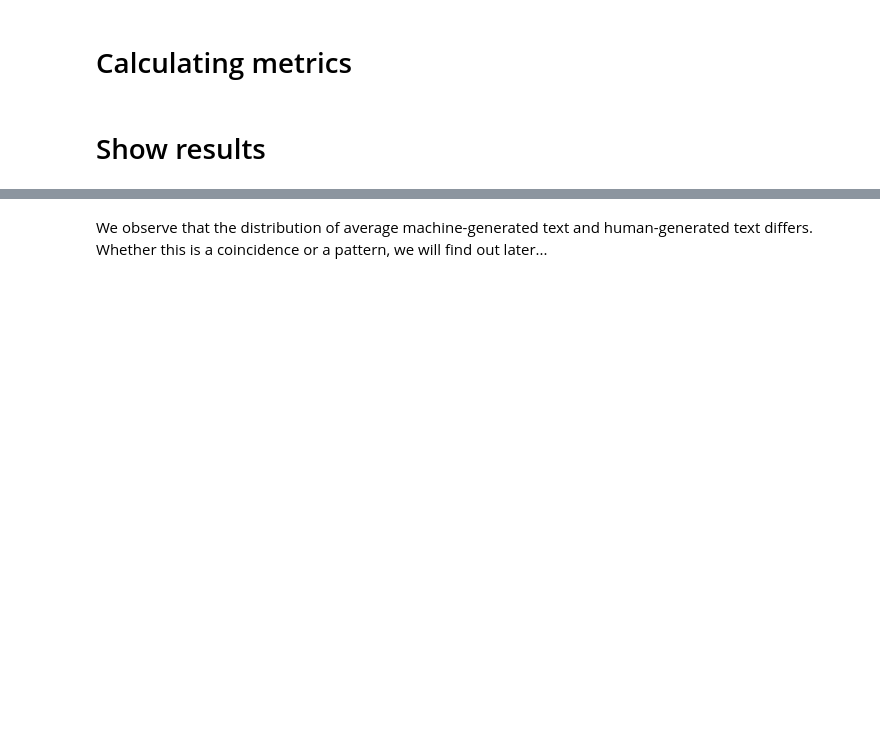
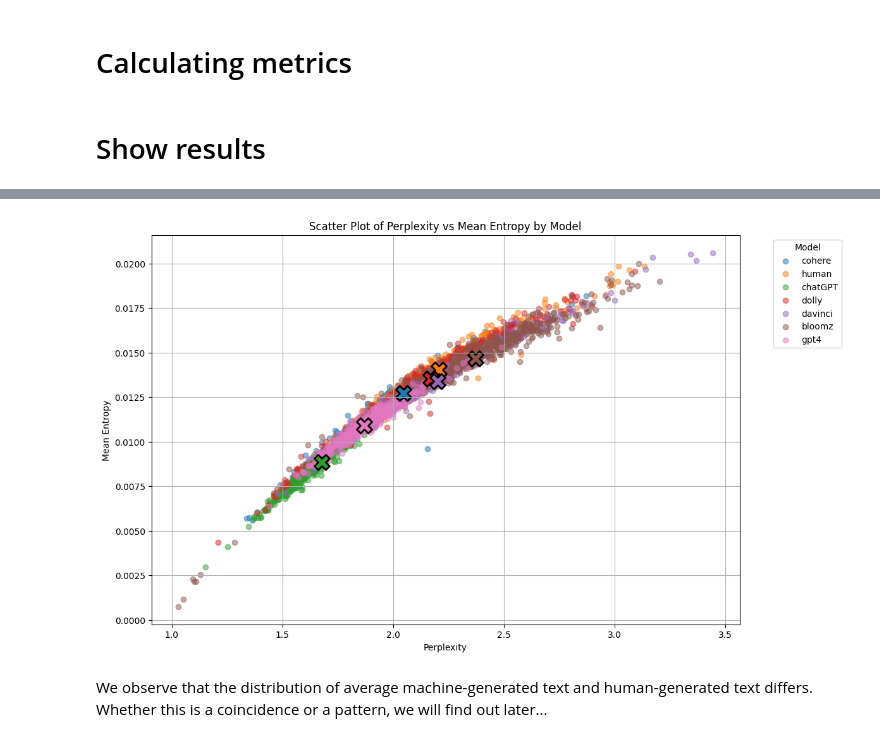
Before and after one commit to intsystems/2025-Project-176, a Jupyter notebook: code/entropy_and_perplexity_simple.ipynb, the cells around one changed output, grey strips where cells are left out. Cells and saved outputs as stored; diff of their text form; code cells hidden in the pictures; blank space fills up the shorter version.

```diff
--- a/code/entropy_and_perplexity_simple.ipynb
+++ b/code/entropy_and_perplexity_simple.ipynb
@@ -50,10 +51,16 @@ data = data.iloc[:, :4]
 
 print(data.head())
 
-label_1 = data[data['label'] == 1].head(200)
-label_0 = data[data['label'] == 0].head(200)
+label_cohere = data[data['model'] == 'cohere'].head(400)
+label_human = data[data['model'] == 'human'].head(400)
+label_chatgpt = data[data['model'] == 'chatGPT'].head(400)
+label_dolly = data[data['model'] == 'dolly'].head(400)
+label_davinci = data[data['model'] == 'davinci'].head(400)
+label_bloomz = data[data['model'] == 'bloomz'].head(400)
+label_gpt4 = data[data['model'] == 'gpt4'].head(400)
 
-smpl_data = pd.concat([label_1, label_0])
+
+smpl_data = pd.concat([label_cohere, label_human, label_chatgpt, label_dolly, label_davinci, label_bloomz, label_gpt4])
 cleanup()
 # %% [output]
                                                 text  label source   model
@@ -183,2 +132,43 @@ cleanup()
+# %%
+models = smpl_data["model"].unique()
+palette = sns.color_palette("tab10", len(models))
+
+plt.figure(figsize=(12, 8))
+
+for model, color in zip(models, palette):
+    model_data = smpl_data[smpl_data["model"] == model]
+
+    plt.scatter(
+        model_data["perplexity"],
+        model_data["mean_entropy"],
+        color=color,
+        label=model,
+        alpha=0.5
+    )
+
+for model, color in zip(models, palette):
+    model_data = smpl_data[smpl_data["model"] == model]
+
+    mean_perplexity = model_data["perplexity"].mean()
+    mean_entropy = model_data["mean_entropy"].mean()
+
+    plt.scatter(
+        mean_perplexity,
+        mean_entropy,
+        color=color,
+        marker='X',
+        s=300,
+        edgecolor='black',
+        linewidths=2
+    )
+
+plt.xlabel("Perplexity")
+plt.ylabel("Mean Entropy")
+plt.title("Scatter Plot of Perplexity vs Mean Entropy by Model")
+plt.legend(title="Model", bbox_to_anchor=(1.05, 1), loc="upper left")
+plt.grid(True)
+plt.show()
+# %% [output]
+[figure, added]
 # %% [markdown]
 We observe that the distribution of average machine-generated text and human-generated text differs. Whether this is a coincidence or a pattern, we will find out later...
```
Also changed, not shown: parts of 3 cells of this notebook, 3 other files.
